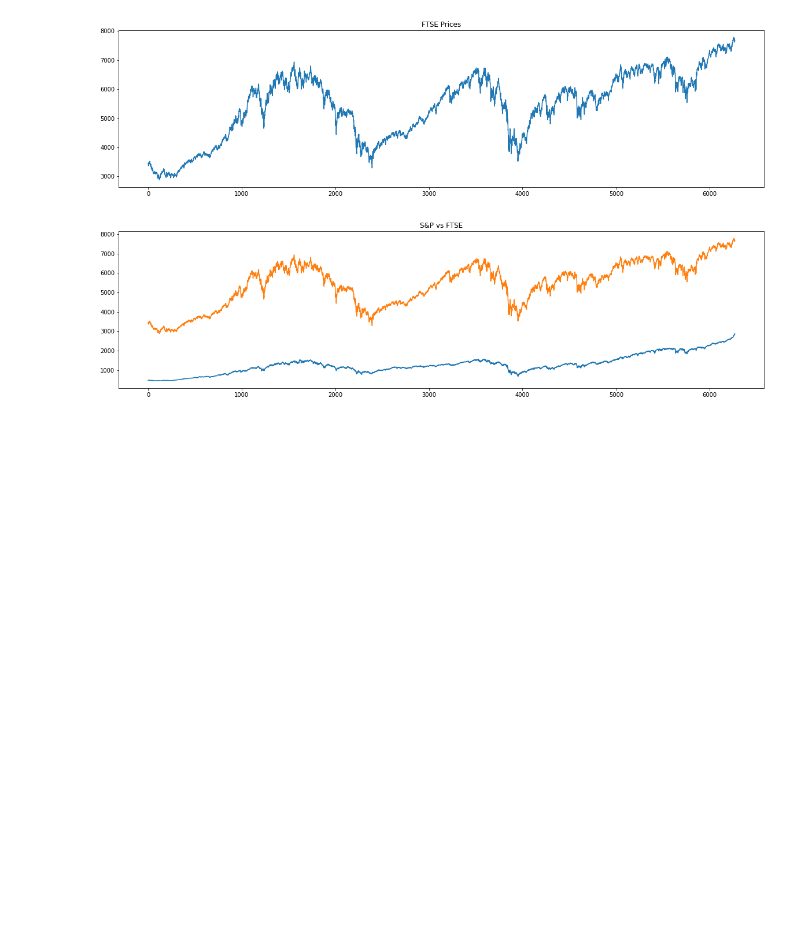
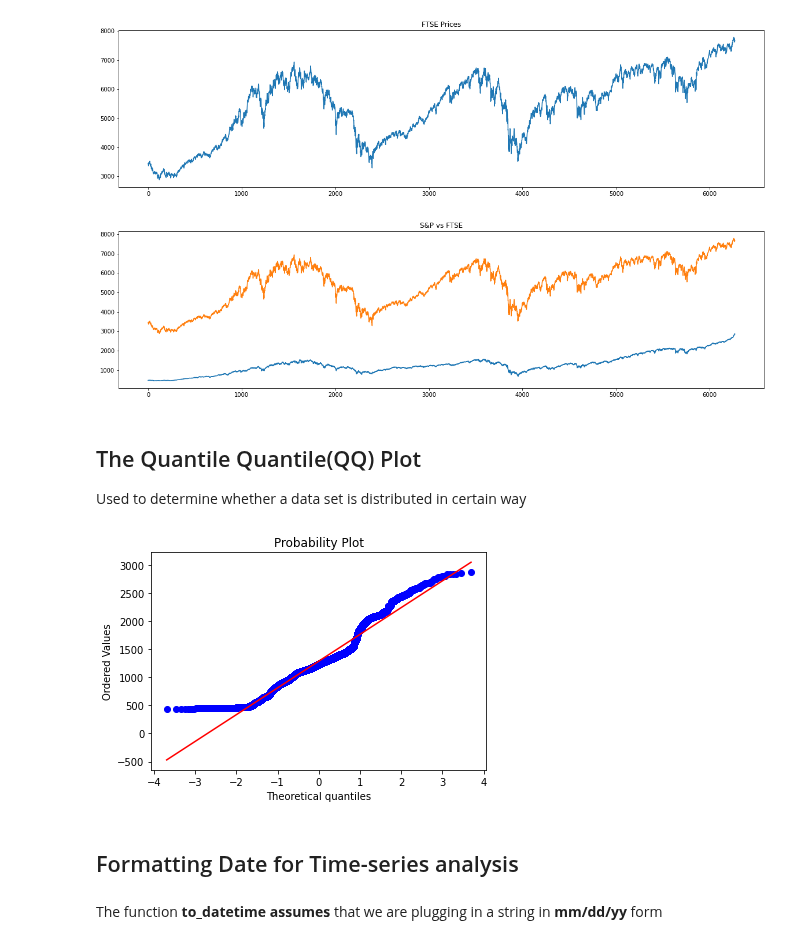
Before and after one commit to Priyo-prog/Time-series-analysis, a Jupyter notebook: Intoduction/Introduction_to_time_series.ipynb, the cells around one changed output. Drawn from its saved outputs; the diff is of its cells as text; code cells hidden in the pictures; blank space fills up the shorter version.

```diff
--- a/Intoduction/Introduction_to_time_series.ipynb
+++ b/Intoduction/Introduction_to_time_series.ipynb
@@ -70,3 +70,7 @@ plt.title("S&P vs FTSE")
 plt.show()
 # %% [output]
 [figure]
+# %% [markdown]
+## The Quantile Quantile(QQ) Plot
+
+Used to determine whether a data set is distributed in certain way
@@ -72,0 +80,9 @@ plt.show()
+# %%
+scipy.stats.probplot(df_comp.spx, plot = pylab)
+pylab.show()
+# %% [output]
+[figure, added]
+# %% [markdown]
+## Formatting Date for Time-series analysis
+# %% [markdown]
+The function **to_datetime assumes** that we are plugging in a string in **mm/dd/yy** form
```
Also changed, not shown: parts of 4 cells of this notebook.
